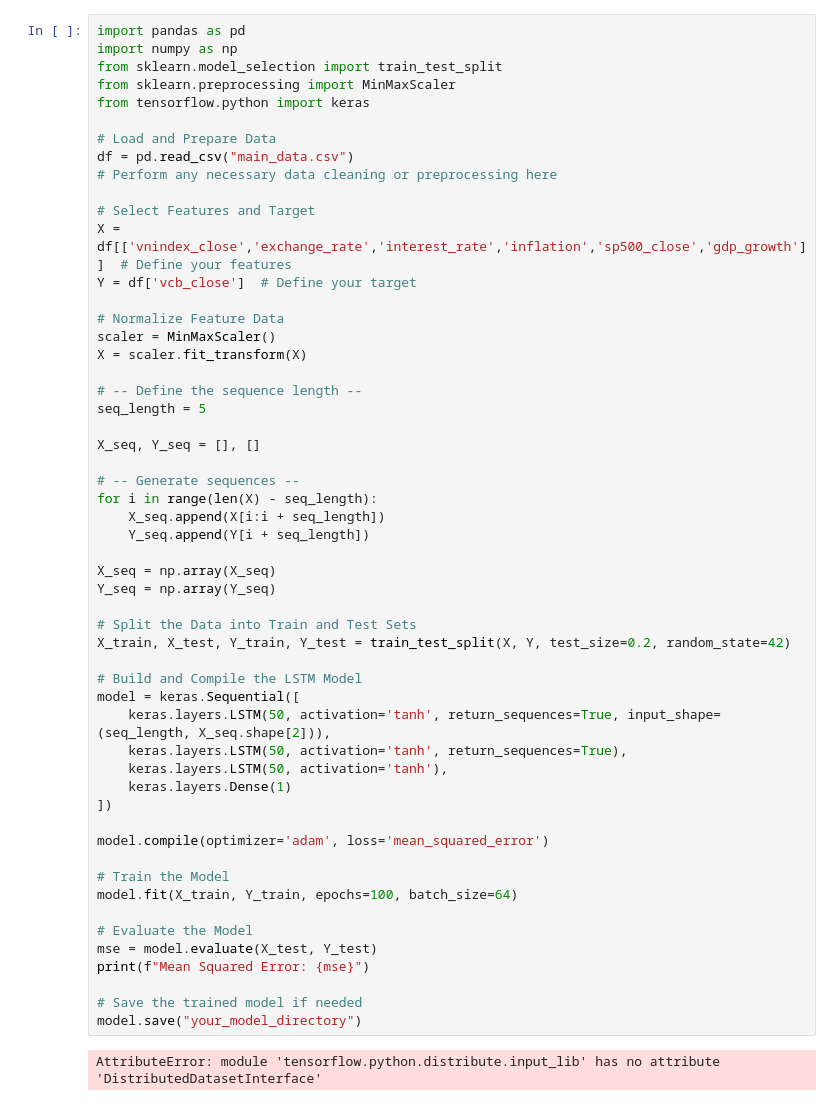
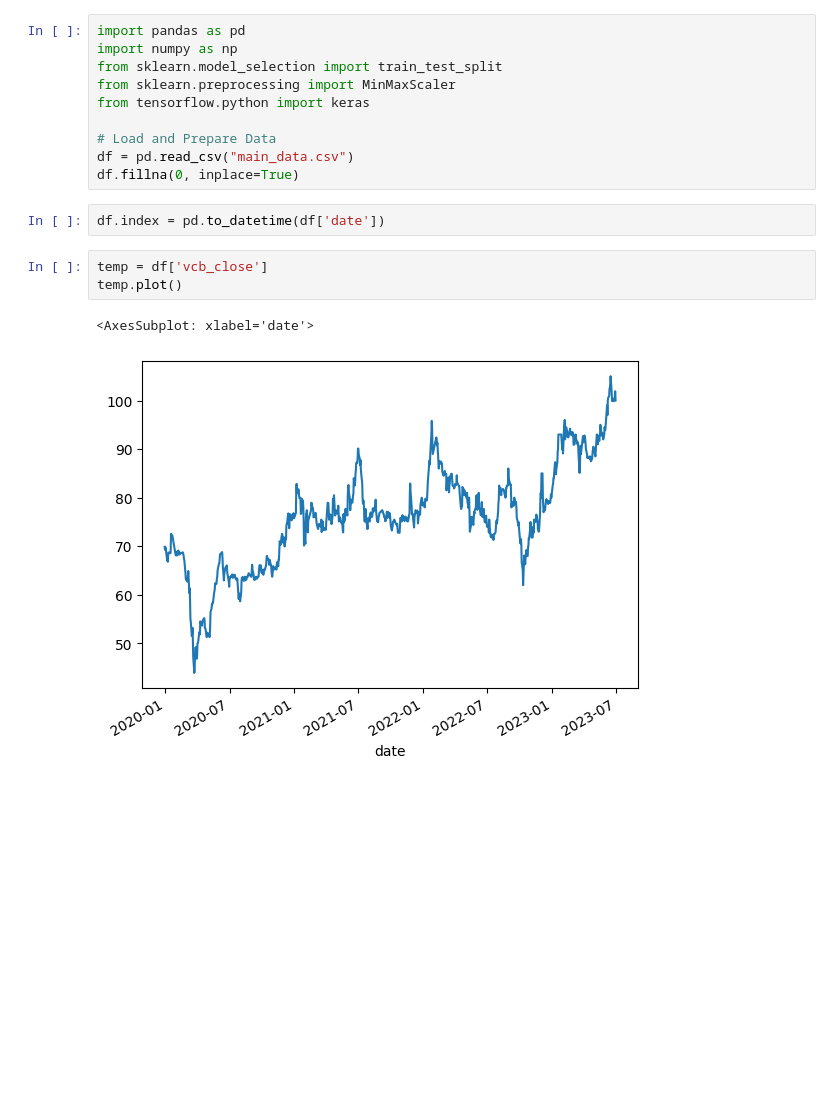
Before and after one commit to Kimthanh11/DataScraping, a Jupyter notebook: final/predictions.ipynb, the cells around one changed output. Cells and saved outputs as stored; diff of their text form; blank space fills up the shorter version.

```diff
--- a/final/predictions.ipynb
+++ b/final/predictions.ipynb
@@ -1,56 +1,18 @@
-# %%
-import pandas as pd
-import numpy as np
-from sklearn.model_selection import train_test_split
-from sklearn.preprocessing import MinMaxScaler
-from tensorflow.python import keras
-
-# Load and Prepare Data
-df = pd.read_csv("main_data.csv")
-# Perform any necessary data cleaning or preprocessing here
-
-# Select Features and Target
-X = df[['vnindex_close','exchange_rate','interest_rate','inflation','sp500_close','gdp_growth']]  # Define your features
-Y = df['vcb_close']  # Define your target
-
-# Normalize Feature Data
-scaler = MinMaxScaler()
-X = scaler.fit_transform(X)
-
-# -- Define the sequence length --
-seq_length = 5
-
-X_seq, Y_seq = [], []
-
-# -- Generate sequences --
-for i in range(len(X) - seq_length):
-    X_seq.append(X[i:i + seq_length])
-    Y_seq.append(Y[i + seq_length])
-
-X_seq = np.array(X_seq)
-Y_seq = np.array(Y_seq)
-
-# Split the Data into Train and Test Sets
-X_train, X_test, Y_train, Y_test = train_test_split(X, Y, test_size=0.2, random_state=42)
-
-# Build and Compile the LSTM Model
-model = keras.Sequential([
-    keras.layers.LSTM(50, activation='tanh', return_sequences=True, input_shape=(seq_length, X_seq.shape[2])),
-    keras.layers.LSTM(50, activation='tanh', return_sequences=True),
-    keras.layers.LSTM(50, activation='tanh'),
-    keras.layers.Dense(1)
-])
-
-model.compile(optimizer='adam', loss='mean_squared_error')
-
-# Train the Model
-model.fit(X_train, Y_train, epochs=100, batch_size=64)
-
-# Evaluate the Model
-mse = model.evaluate(X_test, Y_test)
-print(f"Mean Squared Error: {mse}")
-
-# Save the trained model if needed
-model.save("your_model_directory")
-# %% [output]
-AttributeError: module 'tensorflow.python.distribute.input_lib' has no attribute 'DistributedDatasetInterface'
+# %%
+import pandas as pd
+import numpy as np
+from sklearn.model_selection import train_test_split
+from sklearn.preprocessing import MinMaxScaler
+from tensorflow.python import keras
+
+# Load and Prepare Data
+df = pd.read_csv("main_data.csv")
+df.fillna(0, inplace=True)
+# %%
+df.index = pd.to_datetime(df['date'])
+# %%
+temp = df['vcb_close']
+temp.plot()
+# %% [output]
+<AxesSubplot: xlabel='date'>
+[figure, added]
```
Also changed, not shown: parts of 20 cells of this notebook.
